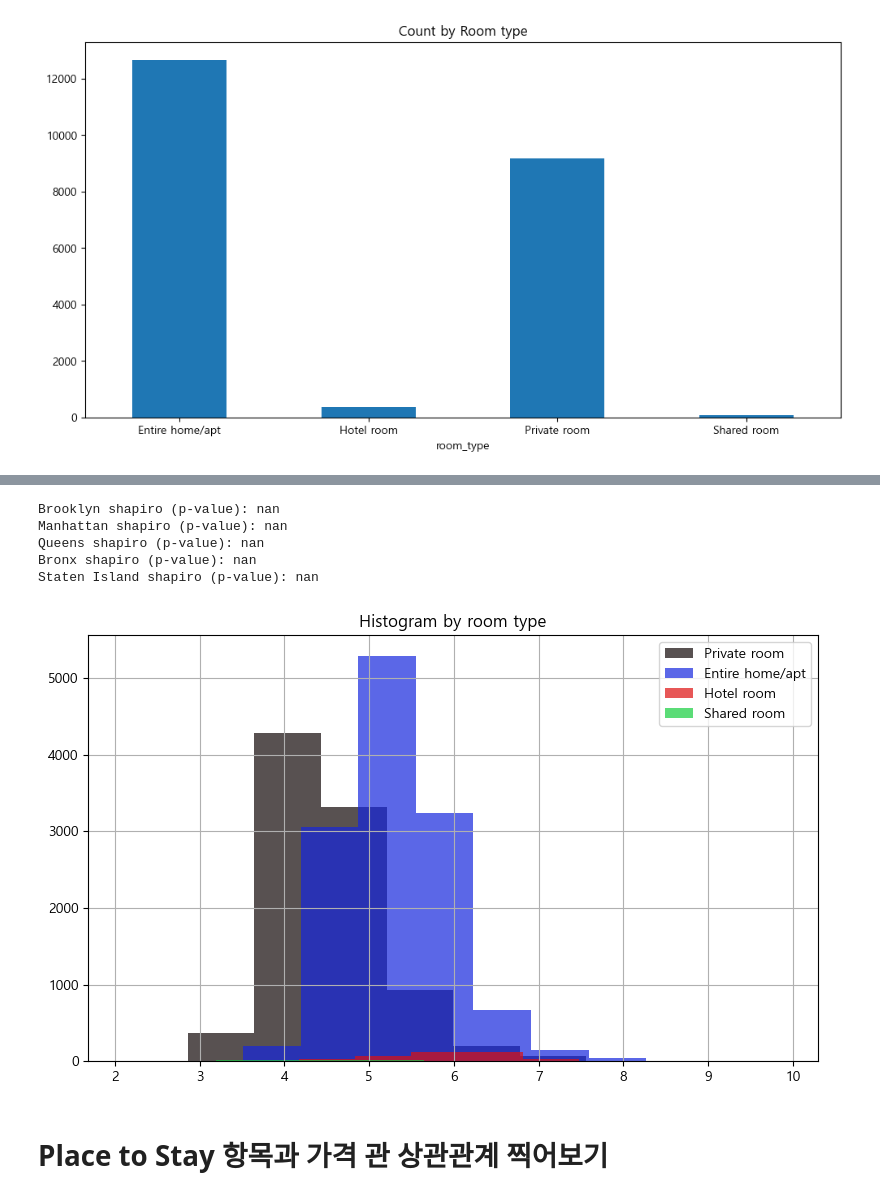
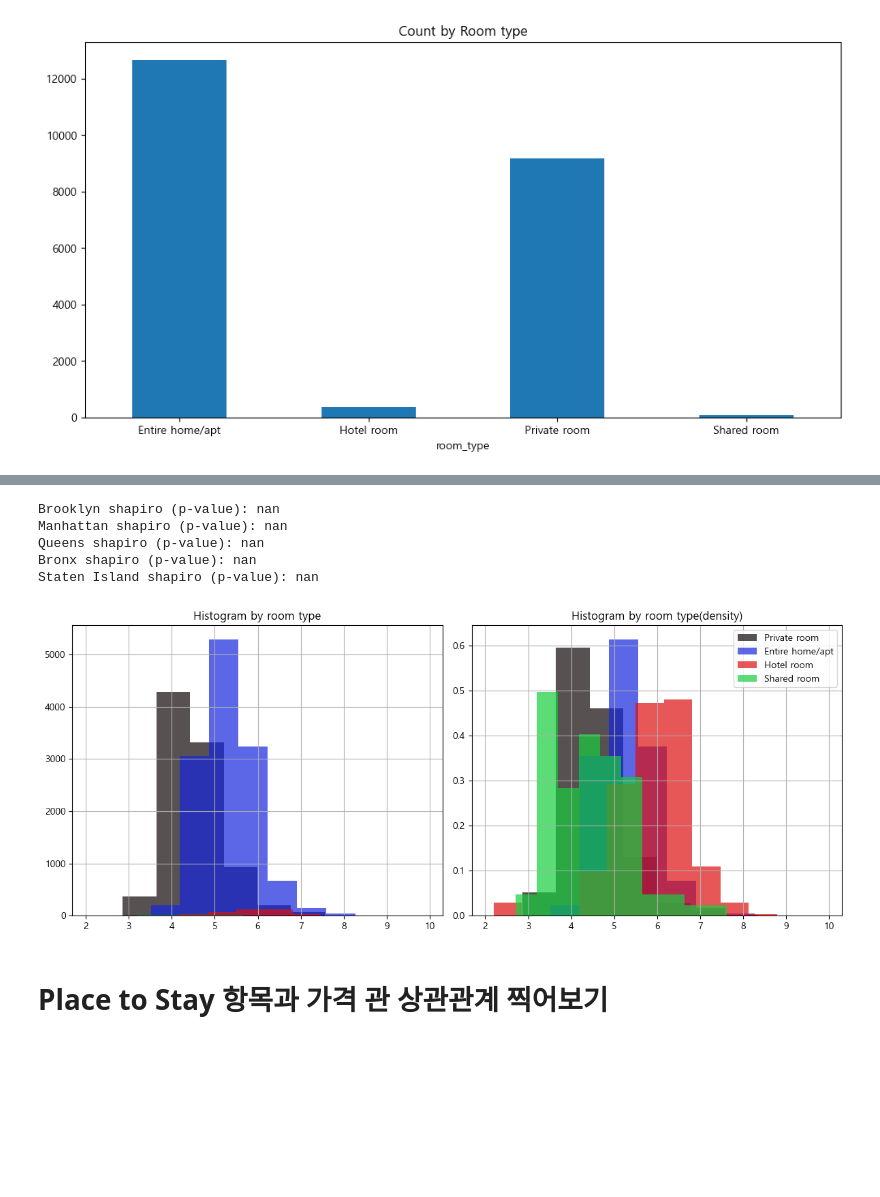
Before and after one commit to sybeom528/airbnb_price_prediction, a Jupyter notebook: notebooks/lch_first_eda.ipynb, the cells around one changed output, grey strips where cells are left out. Cells and saved outputs as stored; diff of their text form; code cells hidden in the pictures; blank space fills up the shorter version.

```diff
--- a/notebooks/lch_first_eda.ipynb
+++ b/notebooks/lch_first_eda.ipynb
@@ -252,14 +268,21 @@ for i in group_cols:
     print(f'{i} shapiro (p-value): {stats.shapiro(df[df['neighbourhood_group_cleansed']==i]['price'])[1]}')
 
 
-fig, ax = plt.subplots(figsize=(8,5))
+fig, ax = plt.subplots(1,2,figsize=(12,5))
 
 for idx, g in enumerate(group_cols):
     group_price = df[df["neighbourhood_group_cleansed"] == g]["price"]
     group_price = np.log1p(group_price)
-    group_price.hist(color=color_cols[idx],ax=ax, label=g, alpha = 0.7)
+    group_price.hist(color=color_cols[idx],ax=ax[0], label=g, alpha = 0.7)
 
-plt.title('Histogram by group')
+for idx, g in enumerate(group_cols):
+    group_price = df[df["neighbourhood_group_cleansed"] == g]["price"]
+    group_price = np.log1p(group_price)
+    group_price.hist(color=color_cols[idx],ax=ax[1], label=g, alpha = 0.7, density=True)
+
+ax[0].set_title('Histogram by group')
+ax[1].set_title('Histogram by group(density)')
+
 plt.legend()
 plt.tight_layout()
 plt.show()
@@ -322,30 +356,36 @@ room_price_df['room_count'].plot(kind='bar', rot = 0, title = 'Count by Room typ
 # %%
 room_cols = df['room_type'].unique()
 room_cols
 color_cols = ["#110707","#1626DE","#DE1010","#16CE3E"]
 
 for i in group_cols:
     print(f'{i} shapiro (p-value): {stats.shapiro(df[df['room_type']==i]['price'])[1]}')
 
 
-fig, ax = plt.subplots(figsize=(8,5))
+fig, ax = plt.subplots(1,2,figsize=(12,5))
 
 for idx, g in enumerate(room_cols):
     room_price = df[df["room_type"] == g]["price"]
     room_price = np.log1p(room_price)
-    room_price.hist(color=color_cols[idx],ax=ax, label=g, alpha = 0.7)
+    room_price.hist(color=color_cols[idx],ax=ax[0], label=g, alpha = 0.7)
 
-plt.title('Histogram by room type')
+for idx, g in enumerate(room_cols):
+    room_price = df[df["room_type"] == g]["price"]
+    room_price = np.log1p(room_price)
+    room_price.hist(color=color_cols[idx],ax=ax[1], label=g, alpha = 0.7, density = True)
+
+ax[0].set_title('Histogram by room type')
+ax[1].set_title('Histogram by room type(density)')
 plt.legend()
 plt.tight_layout()
 plt.show()
 # %% [output]
 Brooklyn shapiro (p-value): nan
 Manhattan shapiro (p-value): nan
 Queens shapiro (p-value): nan
 Bronx shapiro (p-value): nan
 Staten Island shapiro (p-value): nan
-[figure, old version]
+[figure, new version]
 # %% [markdown]
 # Place to Stay 항목과 가격 관 상관관계 찍어보기
 # %%
```
Also changed, not shown: parts of 8 cells of this notebook.
